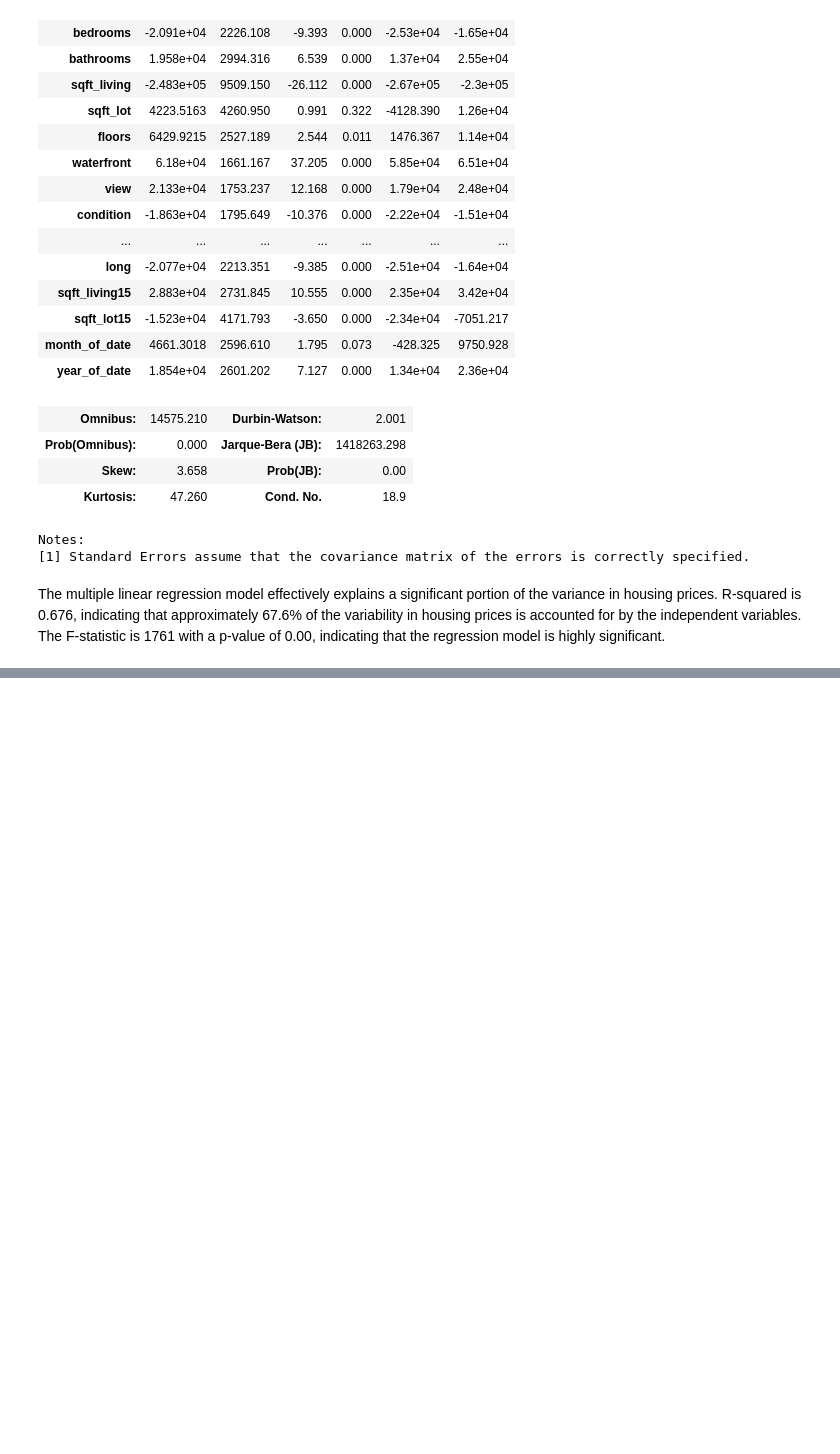
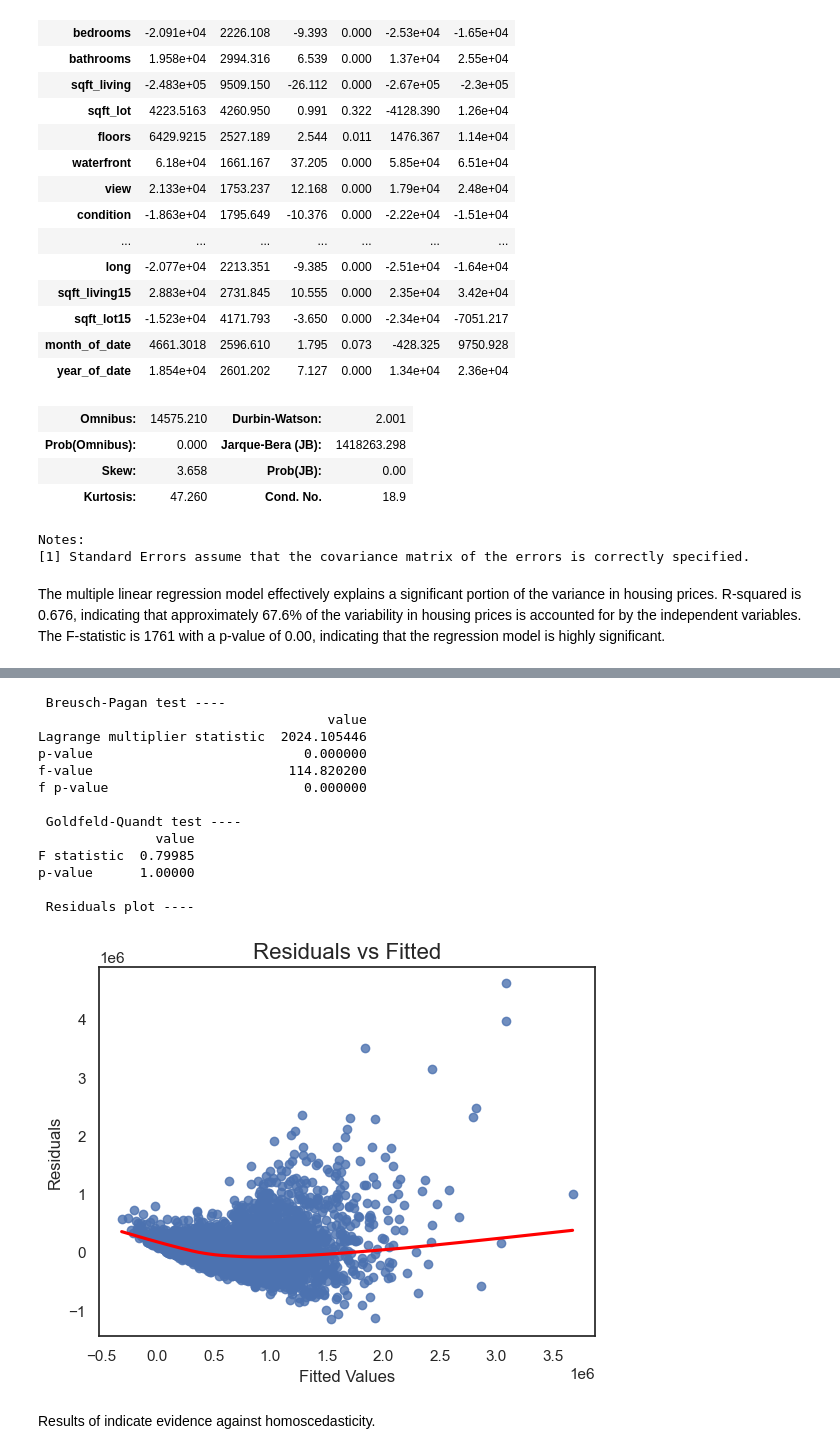
Before and after one commit to JEr1yAnalst/dsc-phase-2project_group7, a Jupyter notebook: student.ipynb, the cells around one changed output, grey strips where cells are left out. Cells and saved outputs as stored; diff of their text form; code cells hidden in the pictures; blank space fills up the shorter version.

```diff
--- a/student.ipynb
+++ b/student.ipynb
@@ -1000,0 +1044,48 @@ The multiple linear regression model effectively explains a significant portion
+# %%
+def homoscedasticity_test(ols_model):
+    """
+    tests for homoscedasticity by taking in an OLS model, and reporting out different test features
+    and plots residual vs fitted plot
+    """
+    predicted_y = ols_model.predict()
+    resids = ols_model.resid
+
+    fig, ax = plt.subplots()
+
+    sns.regplot(x=predicted_y, y=resids, lowess=True, ax=ax, line_kws={'color': 'red'})
+    ax.set_title('Residuals vs Fitted', fontsize=16)
+    ax.set(xlabel='Fitted Values', ylabel='Residuals')
+
+    bp_test = pd.DataFrame(sms.het_breuschpagan(resids, ols_model.model.exog),
+                           columns=['value'],
+                           index=['Lagrange multiplier statistic', 'p-value', 'f-value', 'f p-value'])
+
+    gq_test = pd.DataFrame(sms.het_goldfeldquandt(resids, ols_model.model.exog)[:-1],
+                           columns=['value'],
+                           index=['F statistic', 'p-value'])
+
+    print('\n Breusch-Pagan test ----')
+    print(bp_test)
+    print('\n Goldfeld-Quandt test ----')
+    print(gq_test)
+    print('\n Residuals plot ----')
+# %%
+# Test for homoscedasticity
+homoscedasticity_test(model1_ols)
+# %% [output]
+ Breusch-Pagan test ----
+                                     value
+Lagrange multiplier statistic  2024.105446
+p-value                           0.000000
+f-value                         114.820200
+f p-value                         0.000000
+
+ Goldfeld-Quandt test ----
+               value
+F statistic  0.79985
+p-value      1.00000
+
+ Residuals plot ----
+[figure, added]
+# %% [markdown]
+Results of indicate evidence against homoscedasticity.
```
Also changed, not shown: parts of 7 cells of this notebook.
